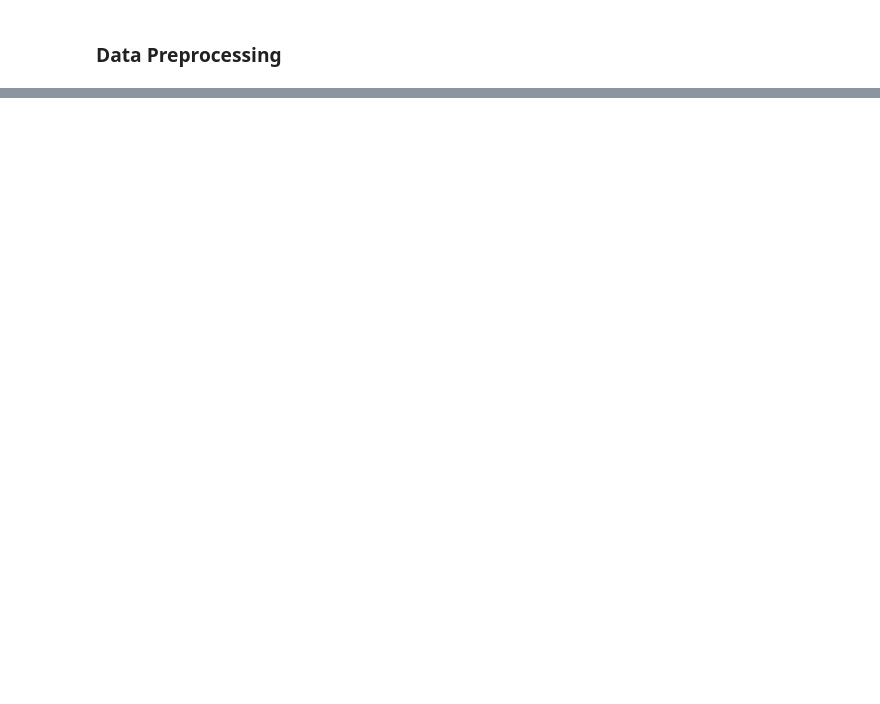
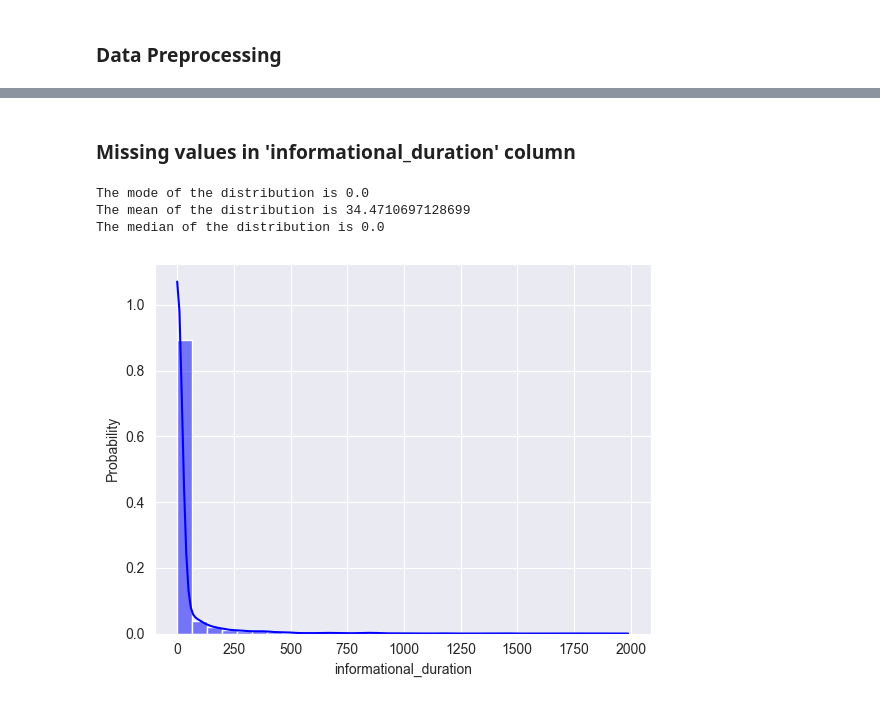
Before and after one commit to selvatica-36/Exploratory-data-analysis---Online-shopping-in-retail, a Jupyter notebook: EDA_customer_activity.ipynb, the cells around one changed output, grey strips where cells are left out. Cells and saved outputs as stored; diff of their text form; code cells hidden in the pictures; blank space fills up the shorter version.

```diff
--- a/EDA_customer_activity.ipynb
+++ b/EDA_customer_activity.ipynb
@@ -137,0 +195,9 @@ Columns to drop:
+# %% [markdown]
+### Missing values in 'informational_duration' column
+# %%
+plotter.continuous_probability_distribution('informational_duration')
+# %% [output]
+The mode of the distribution is 0.0
+The mean of the distribution is 34.4710697128699
+The median of the distribution is 0.0
+[figure, added]
```
Also changed, not shown: parts of 43 cells of this notebook.
